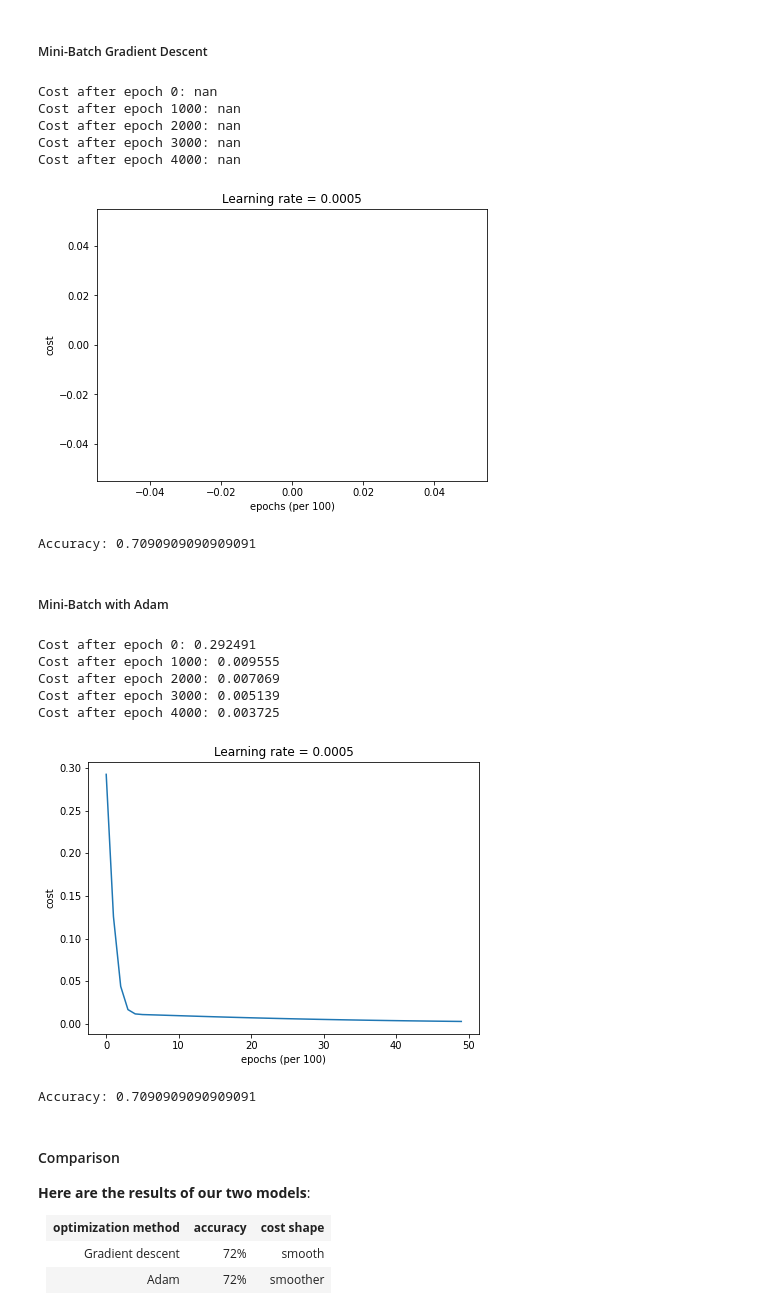
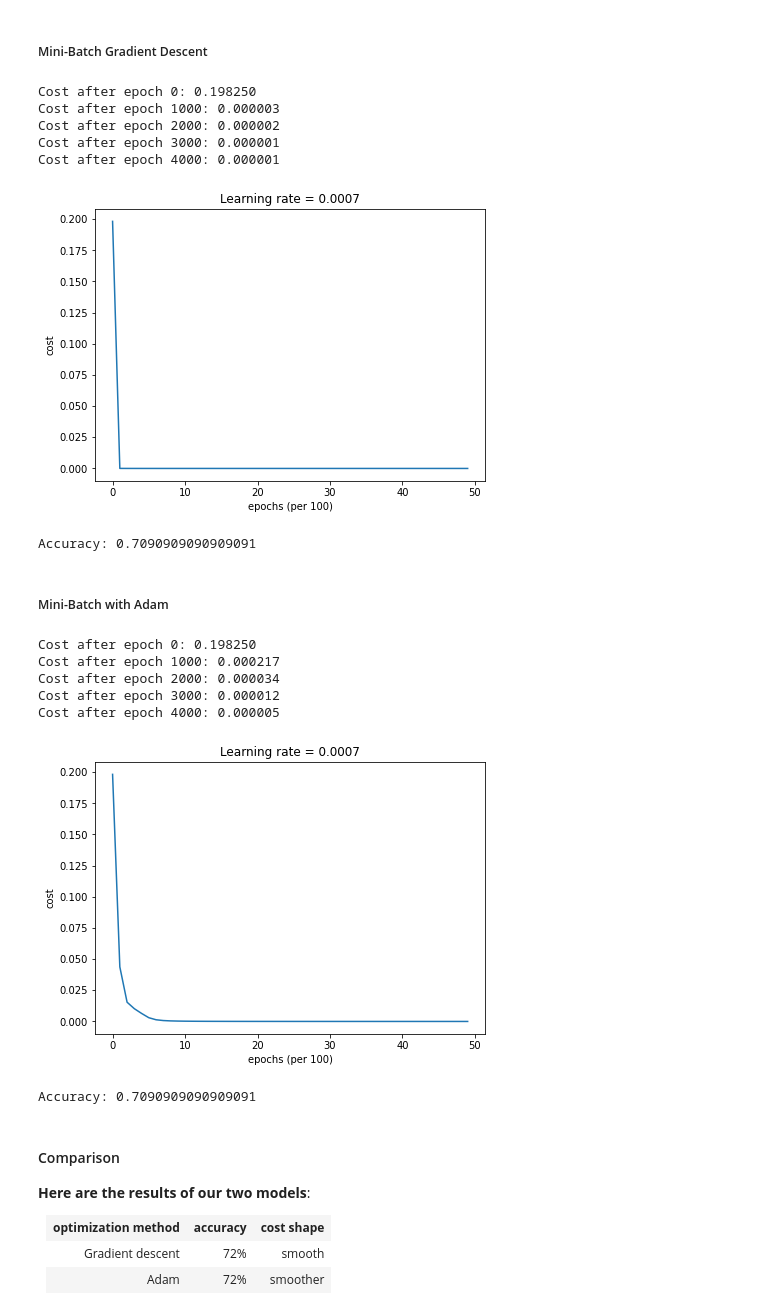
Before and after one commit to khanh22mse23057/mle501, a Jupyter notebook: [MLE501_Assignment]_Job_placement_prediction_model_building.ipynb, the cells around one changed output. Drawn from its saved outputs; the diff is of its cells as text; code cells hidden in the pictures.

```diff
--- a/[MLE501_Assignment]_Job_placement_prediction_model_building.ipynb
+++ b/[MLE501_Assignment]_Job_placement_prediction_model_building.ipynb
@@ -1348,7 +1348,7 @@ We'll train it with:
 </br>**Mini-batch Adam**: it will call your functions:
 ***initialize_adam()*** and ***update_parameters_with_adam()***
 # %%
-def optimization_model(X, Y, layers_dims, optimizer, learning_rate = 0.0005, mini_batch_size = 16, beta = 0.9,
+def optimization_model(X, Y, layers_dims, optimizer, learning_rate = 0.0007, mini_batch_size = 16, beta = 0.9,
           beta1 = 0.9, beta2 = 0.999,  epsilon = 1e-8, num_epochs = 5000, print_cost = True):
     """
     3-layer neural network model which can be run in different optimizer modes.
@@ -1449,33 +1449,33 @@ _y_test = test_Y
 # %% [markdown]
 ##### Mini-Batch Gradient Descent
 # %%
-layers_dims = [train_X.shape[0], 10, 5, 1]
+layers_dims = [train_X.shape[0], 10, 4, 1]
 parameters = optimization_model(_x.T, _y, layers_dims, optimizer = "gd")
 # Predict
 predictions = opt.predict(_x.T, _y, parameters)
 # %% [output]
-Cost after epoch 0: nan
-Cost after epoch 1000: nan
-Cost after epoch 2000: nan
-Cost after epoch 3000: nan
-Cost after epoch 4000: nan
+Cost after epoch 0: 0.198250
+Cost after epoch 1000: 0.000003
+Cost after epoch 2000: 0.000002
+Cost after epoch 3000: 0.000001
+Cost after epoch 4000: 0.000001
-[figure, old version]
+[figure, new version]
 Accuracy: 0.7090909090909091
 # %% [markdown]
 ##### Mini-Batch with Adam
 # %%
 # train 3-layer model
-layers_dims = [train_X.shape[0], 10, 3, 1]
+layers_dims = [train_X.shape[0], 10, 4, 1]
 parameters = optimization_model(_x.T, _y, layers_dims, optimizer = "adam")
 # Predict
 predictions = opt.predict(train_X, train_Y, parameters)
 # %% [output]
-Cost after epoch 0: 0.292491
-Cost after epoch 1000: 0.009555
-Cost after epoch 2000: 0.007069
-Cost after epoch 3000: 0.005139
-Cost after epoch 4000: 0.003725
+Cost after epoch 0: 0.198250
+Cost after epoch 1000: 0.000217
+Cost after epoch 2000: 0.000034
+Cost after epoch 3000: 0.000012
+Cost after epoch 4000: 0.000005
-[figure, old version]
+[figure, new version]
 Accuracy: 0.7090909090909091
 # %% [markdown]
 #### Comparison
```
Also changed, not shown: parts of 3 cells of this notebook.
